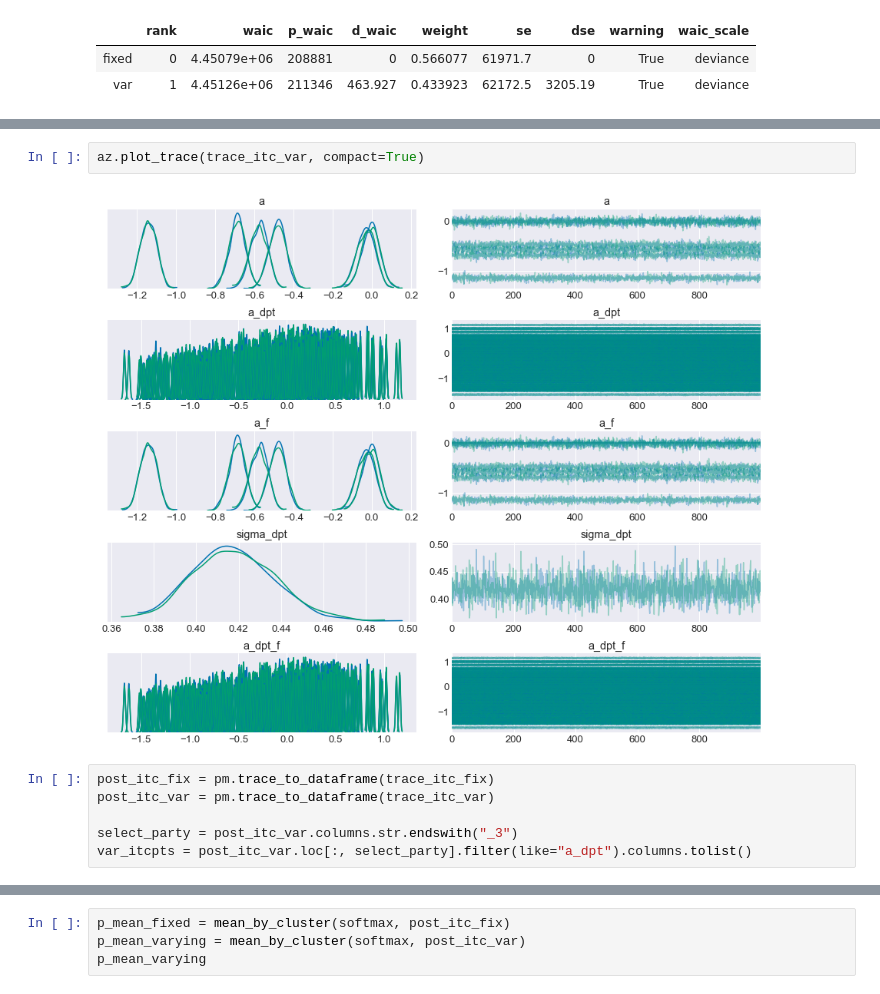
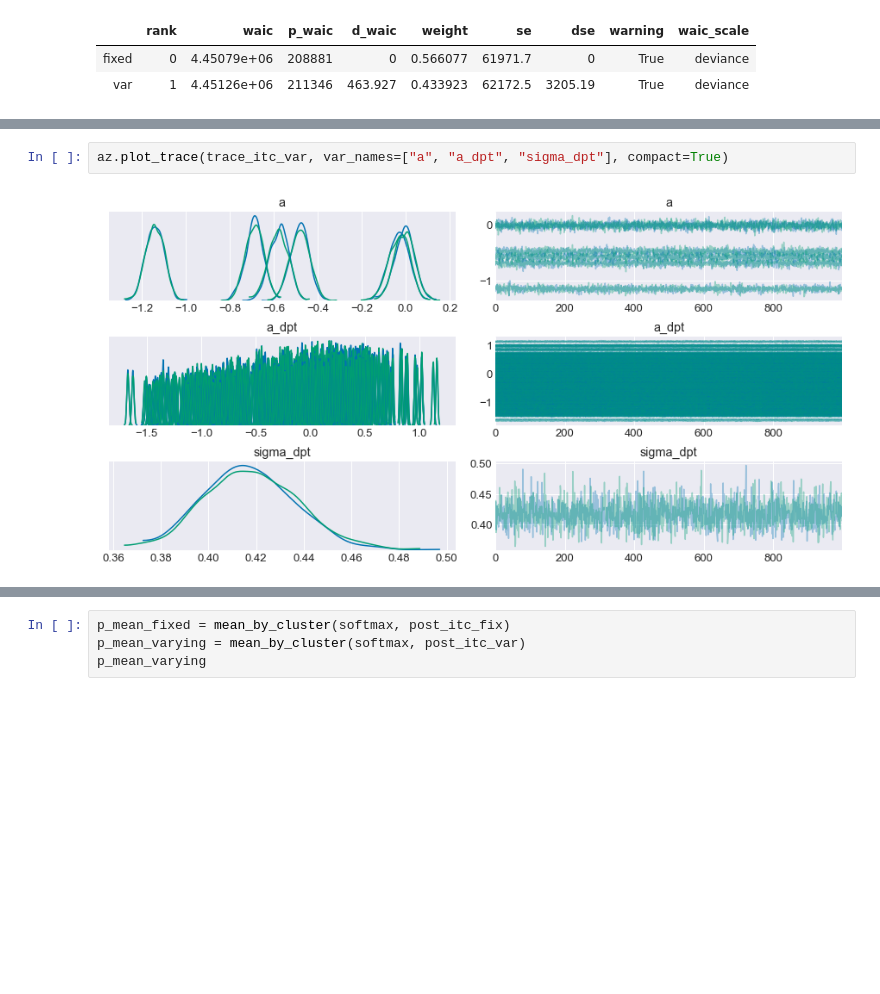
Before and after one commit to pollsposition/models, a Jupyter notebook: fondamentaux/funds2.ipynb, the cells around one changed output, grey strips where cells are left out. Drawn from its saved outputs; the diff is of its cells as text; blank space fills up the shorter version.

```diff
--- a/fondamentaux/funds2.ipynb
+++ b/fondamentaux/funds2.ipynb
@@ -313,10 +319,4 @@ az.plot_trace(trace_itc_fix, compact=True)
 # %%
-az.plot_trace(trace_itc_var, compact=True)
+az.plot_trace(trace_itc_var, var_names=["a", "a_dpt", "sigma_dpt"], compact=True)
 # %% [output]
-[figure, old version]
+[figure, new version]
-# %%
-post_itc_fix = pm.trace_to_dataframe(trace_itc_fix)
-post_itc_var = pm.trace_to_dataframe(trace_itc_var)
-
-select_party = post_itc_var.columns.str.endswith("_3")
-var_itcpts = post_itc_var.loc[:, select_party].filter(like="a_dpt").columns.tolist()
```
Also changed, not shown: parts of 8 cells of this notebook.
